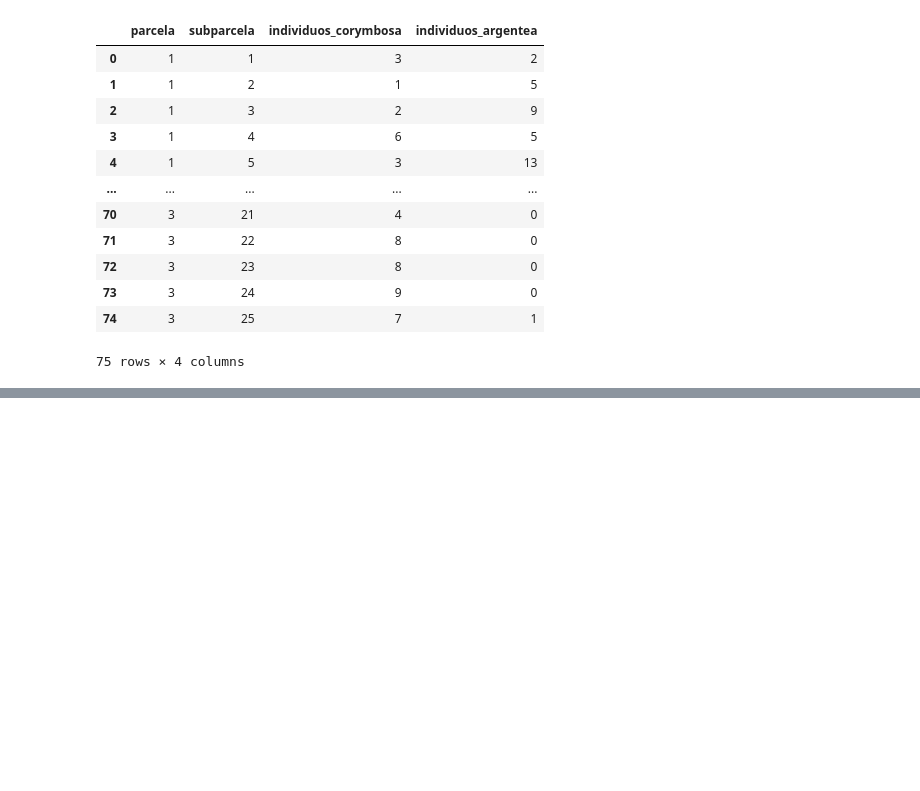
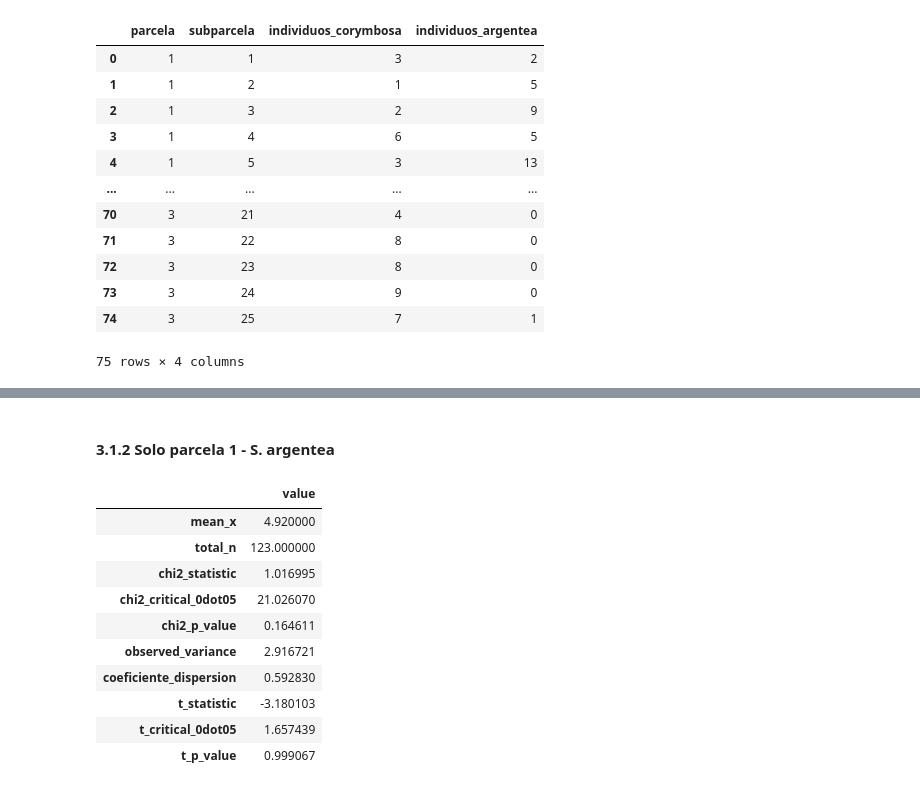
Before and after one commit to hdescobarh/simulaciones-ecologia, a Jupyter notebook: simulation_notebooks_es/distribucion_espacial_especie/distribucion_espacial.ipynb, the cells around one changed output, grey strips where cells are left out. Cells and saved outputs as stored; diff of their text form; code cells hidden in the pictures; blank space fills up the shorter version.

```diff
--- a/simulation_notebooks_es/distribucion_espacial_especie/distribucion_espacial.ipynb
+++ b/simulation_notebooks_es/distribucion_espacial_especie/distribucion_espacial.ipynb
@@ -291,0 +158,17 @@ plot_three_df
+# %% [markdown]
+#### 3.1.2 Solo parcela 1 - S. argentea
+# %%
+plot_one_summary_argentea, plot_one_df_argentea = do_analysis_argentea(parcelas_df.query("parcela == 1"), 0)
+plot_one_summary_argentea
+# %% [output]
+|  | value |
+| mean_x | 4.920000 |
+| total_n | 123.000000 |
+| chi2_statistic | 1.016995 |
+| chi2_critical_0dot05 | 21.026070 |
+| chi2_p_value | 0.164611 |
+| observed_variance | 2.916721 |
+| coeficiente_dispersion | 0.592830 |
+| t_statistic | -3.180103 |
+| t_critical_0dot05 | 1.657439 |
+| t_p_value | 0.999067 |
```
Also changed, not shown: parts of 58 cells of this notebook, 2 other files.
